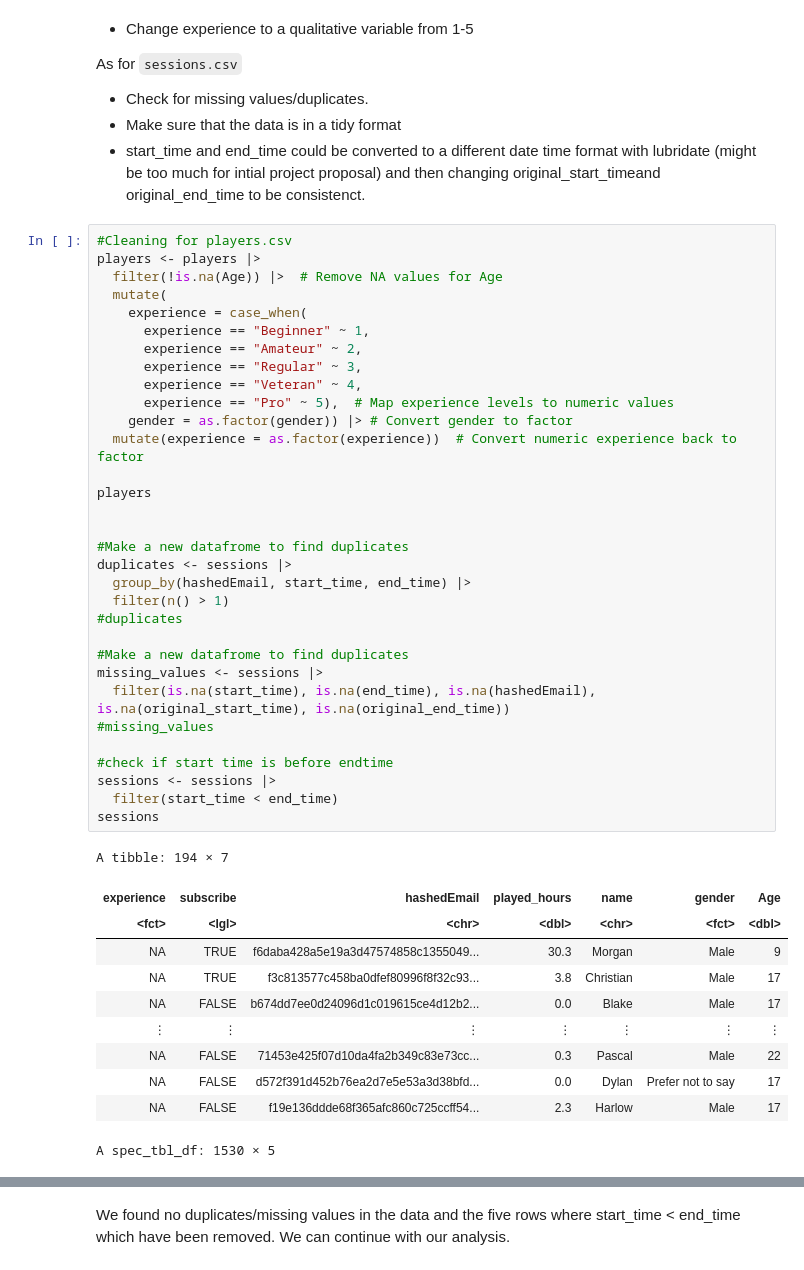
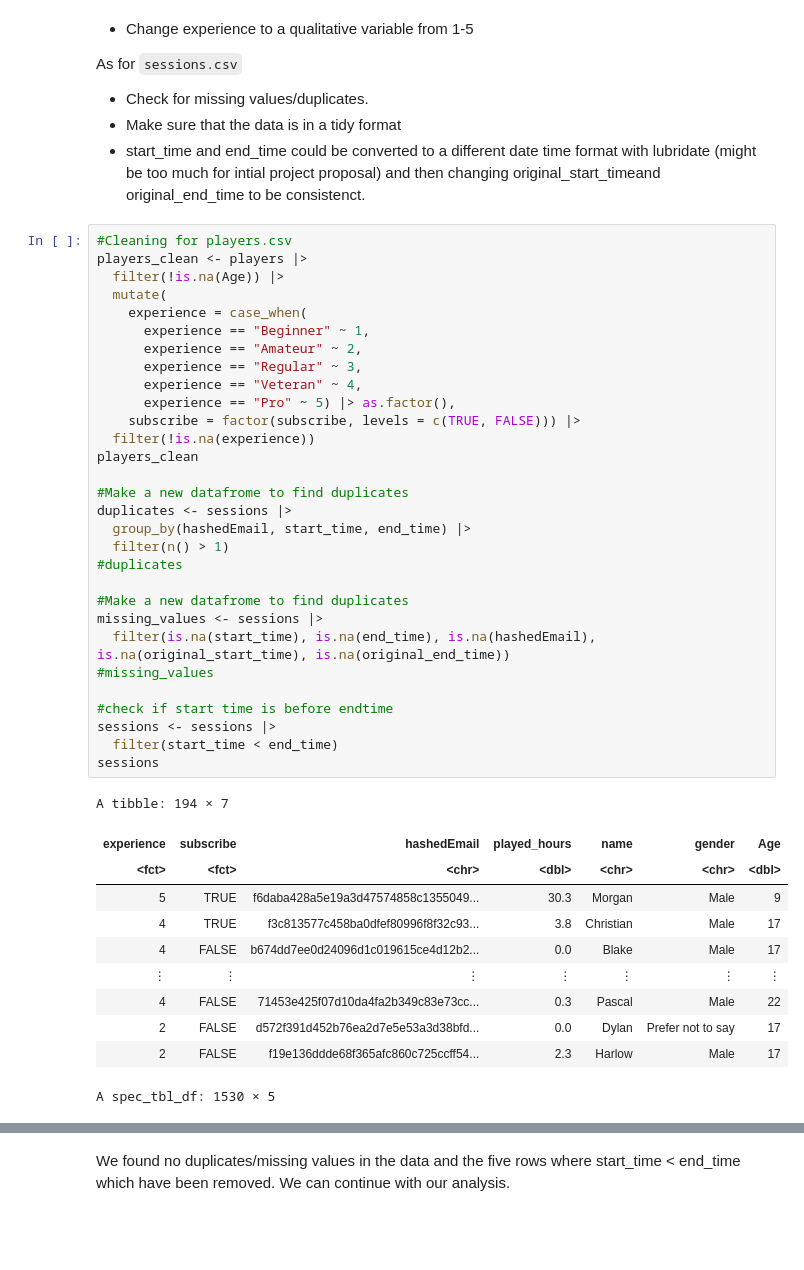
Before and after one commit to Alexr951/DSCI100Project, a Jupyter notebook: Final_Report/Final_Report.ipynb, the cells around one changed output, grey strips where cells are left out. Saved outputs shown, nothing was run; the diff lists cells and outputs as text; blank space fills up the shorter version.

```diff
--- a/Final_Report/Final_Report.ipynb
+++ b/Final_Report/Final_Report.ipynb
@@ -162,47 +162,45 @@ As for `sessions.csv`
 - start_time and end_time could be converted to a different date time format with lubridate (might be too much for intial project proposal) and then changing original_start_timeand original_end_time to be consistenct.
 # %%
 #Cleaning for players.csv
-players <- players |>
-  filter(!is.na(Age)) |>  # Remove NA values for Age
+players_clean <- players |>
+  filter(!is.na(Age)) |>
   mutate(
     experience = case_when(
       experience == "Beginner" ~ 1,
       experience == "Amateur" ~ 2,
       experience == "Regular" ~ 3,
       experience == "Veteran" ~ 4,
-      experience == "Pro" ~ 5),  # Map experience levels to numeric values
-    gender = as.factor(gender)) |> # Convert gender to factor
-  mutate(experience = as.factor(experience))  # Convert numeric experience back to factor
-
-players
-
+      experience == "Pro" ~ 5) |> as.factor(),
+    subscribe = factor(subscribe, levels = c(TRUE, FALSE))) |>
+  filter(!is.na(experience))
+players_clean
 
 #Make a new datafrome to find duplicates
 duplicates <- sessions |>
   group_by(hashedEmail, start_time, end_time) |>
   filter(n() > 1)
 #duplicates
 
 #Make a new datafrome to find duplicates
 missing_values <- sessions |>
   filter(is.na(start_time), is.na(end_time), is.na(hashedEmail), is.na(original_start_time), is.na(original_end_time))
 #missing_values
 
 #check if start time is before endtime
 sessions <- sessions |>
   filter(start_time < end_time)
 sessions
 # %% [output]
 A tibble: 194 × 7
 | experience | subscribe | hashedEmail | played_hours | name | gender | Age |
-| <fct> | <lgl> | <chr> | <dbl> | <chr> | <fct> | <dbl> |
-| NA | TRUE | f6daba428a5e19a3d47574858c1355049... | 30.3 | Morgan | Male | 9 |
-| NA | TRUE | f3c813577c458ba0dfef80996f8f32c93... | 3.8 | Christian | Male | 17 |
-| NA | FALSE | b674dd7ee0d24096d1c019615ce4d12b2... | 0.0 | Blake | Male | 17 |
+| <fct> | <fct> | <chr> | <dbl> | <chr> | <chr> | <dbl> |
+| 5 | TRUE | f6daba428a5e19a3d47574858c1355049... | 30.3 | Morgan | Male | 9 |
+| 4 | TRUE | f3c813577c458ba0dfef80996f8f32c93... | 3.8 | Christian | Male | 17 |
+| 4 | FALSE | b674dd7ee0d24096d1c019615ce4d12b2... | 0.0 | Blake | Male | 17 |
 | ⋮ | ⋮ | ⋮ | ⋮ | ⋮ | ⋮ | ⋮ |
-| NA | FALSE | 71453e425f07d10da4fa2b349c83e73cc... | 0.3 | Pascal | Male | 22 |
-| NA | FALSE | d572f391d452b76ea2d7e5e53a3d38bfd... | 0.0 | Dylan | Prefer not to say | 17 |
-| NA | FALSE | f19e136ddde68f365afc860c725ccff54... | 2.3 | Harlow | Male | 17 |
+| 4 | FALSE | 71453e425f07d10da4fa2b349c83e73cc... | 0.3 | Pascal | Male | 22 |
+| 2 | FALSE | d572f391d452b76ea2d7e5e53a3d38bfd... | 0.0 | Dylan | Prefer not to say | 17 |
+| 2 | FALSE | f19e136ddde68f365afc860c725ccff54... | 2.3 | Harlow | Male | 17 |
 A spec_tbl_df: 1530 × 5
 | hashedEmail | start_time | end_time | original_start_time | original_end_time |
 | <chr> | <chr> | <chr> | <dbl> | <dbl> |
```
Also changed, not shown: parts of 24 cells of this notebook.
